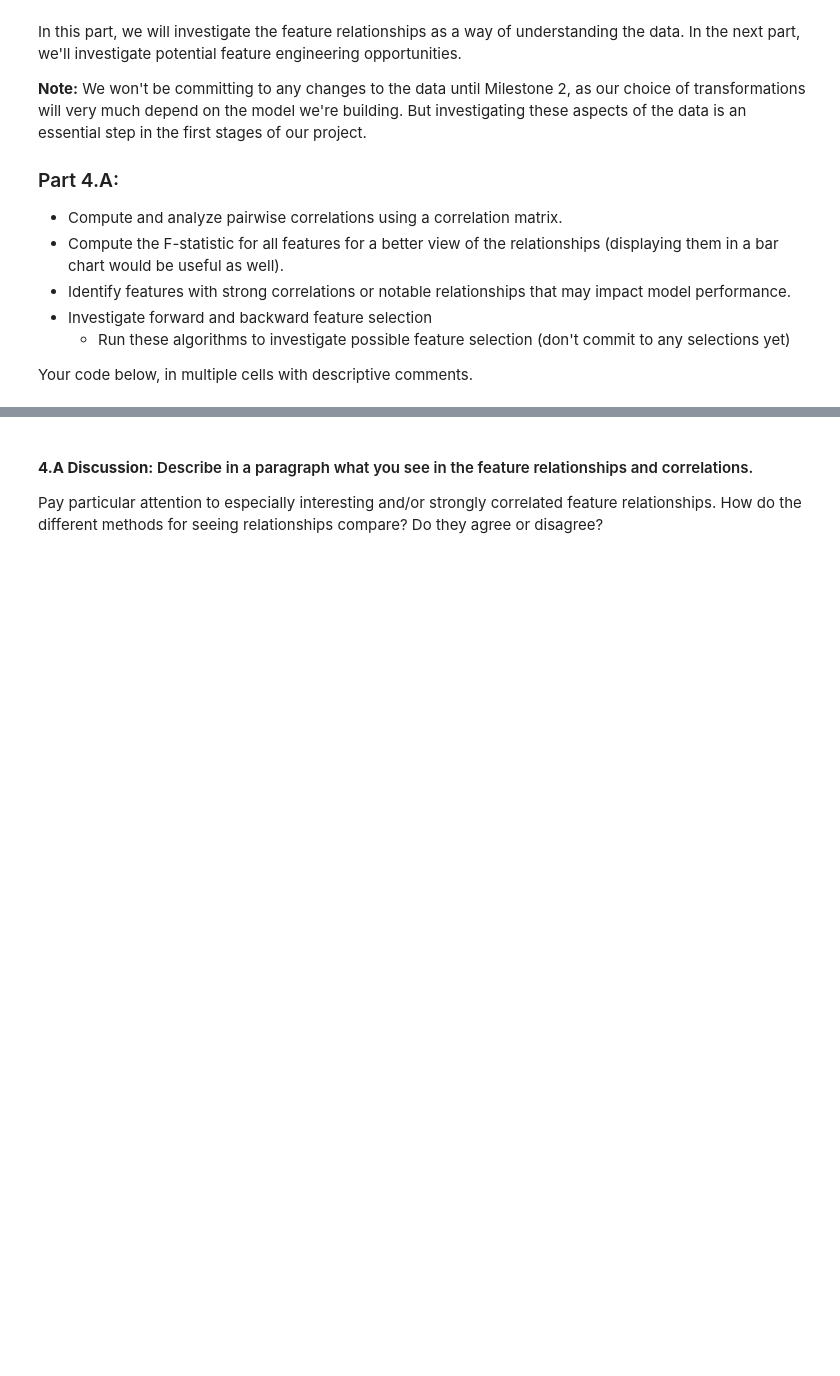
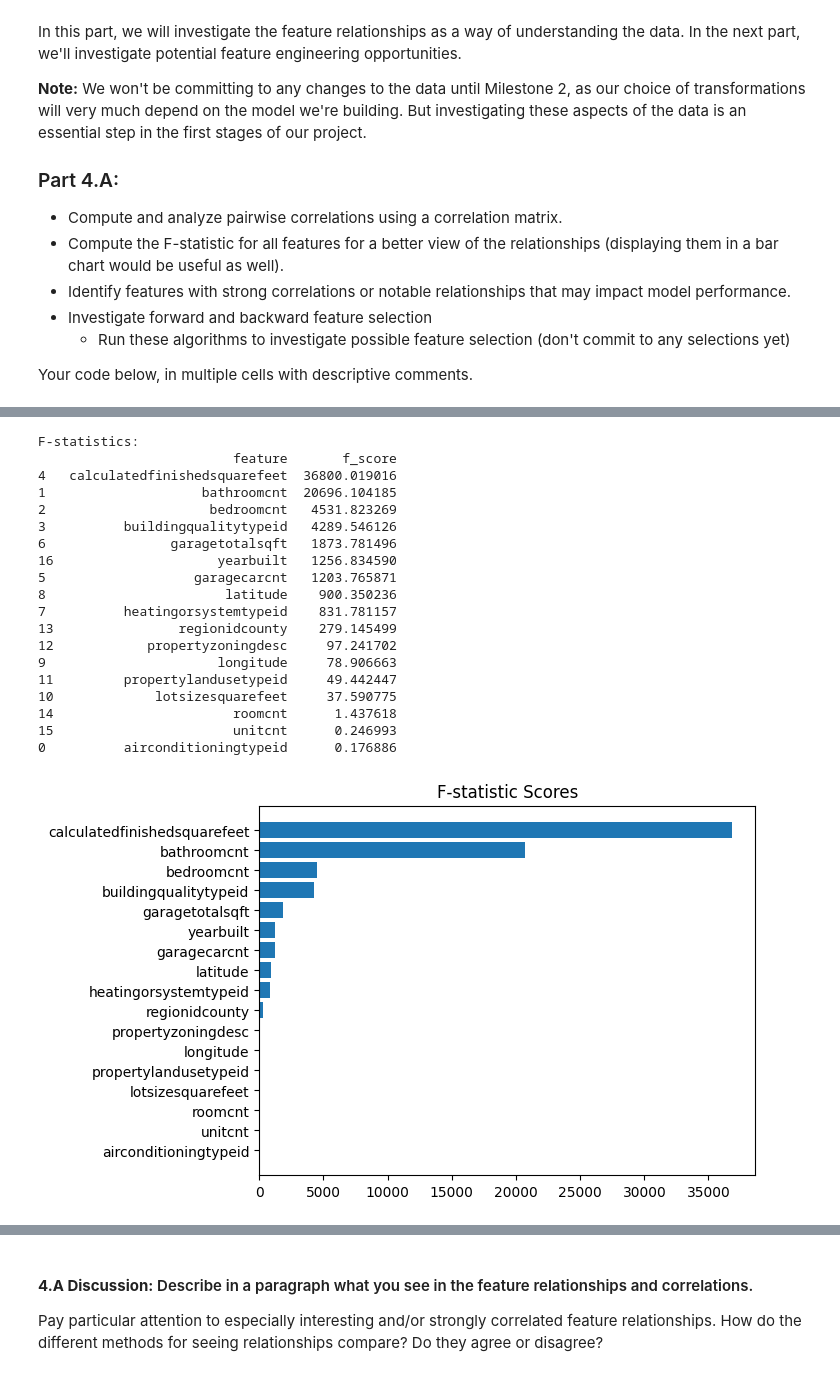
Before and after one commit to jasser-dh/Module-3-Assignments, a Jupyter notebook: Milestone_01.ipynb, the cells around one changed output, grey strips where cells are left out. Drawn from its saved outputs; the diff is of its cells as text; code cells hidden in the pictures; blank space fills up the shorter version.

```diff
--- a/Milestone_01.ipynb
+++ b/Milestone_01.ipynb
@@ -702,0 +946,41 @@ Your code below, in multiple cells with descriptive comments.
+# %%
+# =============================
+# 2. F-statistic
+# =============================
+f_values, p_values = f_regression(X, y)
+
+f_df_4a = pd.DataFrame({
+    'feature': X.columns,
+    'f_score': f_values
+}).sort_values(by='f_score', ascending=False)
+
+print("\nF-statistics:")
+print(f_df_4a)
+
+# Bar chart
+plt.figure()
+plt.barh(f_df_4a['feature'], f_df_4a['f_score'])
+plt.title("F-statistic Scores")
+plt.gca().invert_yaxis()
+plt.show()
+# %% [output]
+F-statistics:
+                         feature       f_score
+4   calculatedfinishedsquarefeet  36800.019016
+1                    bathroomcnt  20696.104185
+2                     bedroomcnt   4531.823269
+3          buildingqualitytypeid   4289.546126
+6                garagetotalsqft   1873.781496
+16                     yearbuilt   1256.834590
+5                   garagecarcnt   1203.765871
+8                       latitude    900.350236
+7          heatingorsystemtypeid    831.781157
+13                regionidcounty    279.145499
+12            propertyzoningdesc     97.241702
+9                      longitude     78.906663
+11         propertylandusetypeid     49.442447
+10             lotsizesquarefeet     37.590775
+14                       roomcnt      1.437618
+15                       unitcnt      0.246993
+0          airconditioningtypeid      0.176886
+[figure, added]
```
Also changed, not shown: parts of 18 cells of this notebook, 2 other files.
